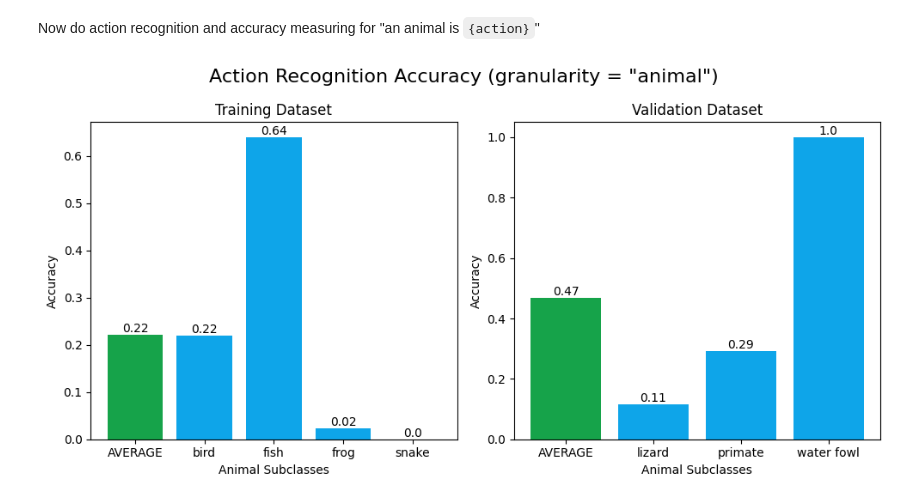
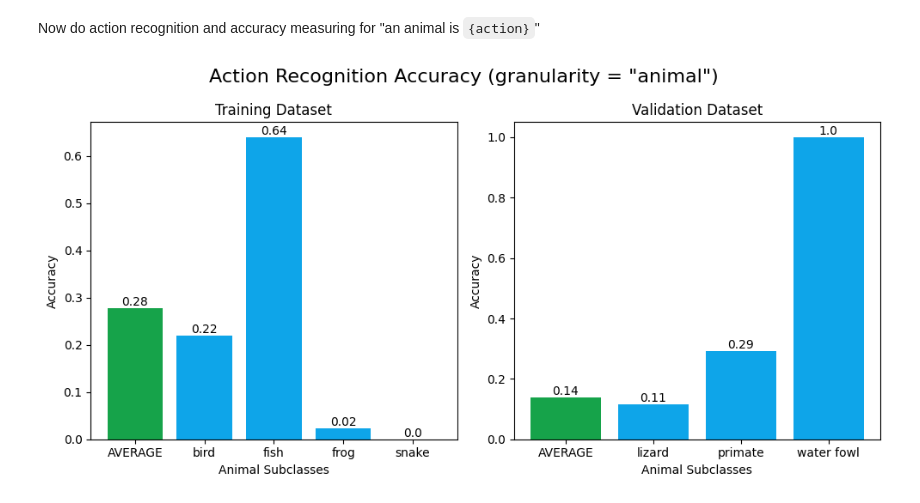
Before and after one commit to jonathanlin0/research_transfer, a Jupyter notebook: baselines/AK_AR_image/blip.ipynb, the cells around one changed output. Saved outputs shown, nothing was run; the diff lists cells and outputs as text; code cells hidden in the pictures.

```diff
--- a/baselines/AK_AR_image/blip.ipynb
+++ b/baselines/AK_AR_image/blip.ipynb
@@ -184,13 +206,14 @@ import matplotlib.pyplot as plt
 categories1_subclass = list(database_train_subclass.keys())
 values1_subclass = list(database_train_subclass.values())
 categories1_subclass.insert(0, "AVERAGE")
-values1_subclass.insert(0, sum(values1_subclass) / len(values1_subclass))
+values1_subclass.insert(0, database_train_subclass_avg.count(1) / len(database_train_subclass_avg))
+
 categories2_subclass = list(database_val_subclass.keys())
 values2_subclass = list(database_val_subclass.values())
 categories2_subclass.insert(0, "AVERAGE")
-values2_subclass.insert(0, sum(values2_subclass) / len(values2_subclass))
+values2_subclass.insert(0, database_val_subclass_avg.count(1) / len(database_val_subclass_avg))
 
-fig, (ax1, ax2) = plt.subplots(1, 2, figsize=(10, 5))
+fig, (ax1, ax2) = plt.subplots(1, 2, figsize=(12, 4))
 
 # Plot the first bar chart on the first subplot
 ax1.bar(categories1_subclass, values1_subclass, color=["#16a34a", "#0ea5e9", "#0ea5e9", "#0ea5e9", "#0ea5e9"])
@@ -220,0 +244,16 @@ plt.show()
+# %%
+categories3_subclass = list(database_actions_subclass.keys())
+values3_subclass = list(database_actions_subclass.values())
+categories3_subclass.insert(0, "AVERAGE")
+values3_subclass.insert(0, database_actions_subclass_avg.count(1) / len(database_actions_subclass_avg))
+
+plt.figure(figsize=(10, 4))
+
+plt.bar(categories3_subclass, values3_subclass, color=["#16a34a", "#0ea5e9", "#0ea5e9", "#0ea5e9", "#0ea5e9", "#0ea5e9", "#0ea5e9"])
+plt.xlabel('Animal Subclasses')
+plt.ylabel('Accuracy')
+plt.title('Action Accuracy (granularity = subclass)')
+for i, v in enumerate(values3_subclass):
+    plt.text(i, v, str(round(v, 2)), ha='center', va='bottom')
+
+plt.show()
@@ -282,45 +333,55 @@ for image_path, _ in tqdm(data.items()):
 # %%
 # convert the dictionary values to percentages
 
+database_train_animal_avg = []
 for animal in database_train_animal:
+    database_train_animal_avg += database_train_animal[animal]
     database_train_animal[animal] = database_train_animal[animal].count(1) / len(database_train_animal[animal])
 
+database_val_animal_avg = []
 for animal in database_val_animal:
+    database_val_animal_avg += database_val_animal[animal]
     database_val_animal[animal] = database_val_animal[animal].count(1) / len(database_val_animal[animal])
+
+database_actions_animal_avg = []
+for action in database_actions_animal:
+    database_actions_animal_avg += database_actions_animal[action]
+    database_actions_animal[action] = database_actions_animal[action].count(1) / len(database_actions_animal[action])
 # %%
 categories1_animal = list(database_train_animal.keys())
 values1_animal = list(database_train_animal.values())
 categories1_animal.insert(0, "AVERAGE")
-values1_animal.insert(0, sum(values1_animal) / len(values1_animal))
+values1_animal.insert(0, database_train_animal_avg.count(1) / len(database_train_animal_avg))
+
 categories2_animal = list(database_val_animal.keys())
 values2_animal = list(database_val_animal.values())
 categories2_animal.insert(0, "AVERAGE")
-values2_animal.insert(0, sum(values2_animal) / len(values2_animal))
+values2_animal.insert(0, database_val_animal_avg.count(1) / len(database_val_animal_avg))
 
 fig, (ax1, ax2) = plt.subplots(1, 2, figsize=(10, 5))
 
 # Plot the first bar chart on the first subplot
 ax1.bar(categories1_animal, values1_animal, color=["#16a34a", "#0ea5e9", "#0ea5e9", "#0ea5e9", "#0ea5e9"])
 ax1.set_xlabel('Animal Subclasses')
 ax1.set_title('Training Dataset')
 ax1.set_ylabel('Accuracy')
 for i, v in enumerate(values1_animal):
     ax1.text(i, v, str(round(v, 2)), ha='center', va='bottom')
 
 # Plot the second bar chart on the second subplot
 ax2.bar(categories2_animal, values2_animal, color=["#16a34a", "#0ea5e9", "#0ea5e9", "#0ea5e9"])
 ax2.set_xlabel('Animal Subclasses')
 ax2.set_ylabel('Accuracy')
 ax2.set_title('Validation Dataset')
 for i, v in enumerate(values2_animal):
     ax2.text(i, v, str(round(v, 2)), ha='center', va='bottom')
 
 plt.suptitle('Action Recognition Accuracy (granularity = "animal")', fontsize=16)
 
 # Adjust the layout to avoid overlapping
 plt.tight_layout()
 
 # Show the plot
 plt.show()
 # %% [output]
-[figure, old version]
+[figure, new version]
```
Also changed, not shown: parts of 15 cells of this notebook, 2 other files.
